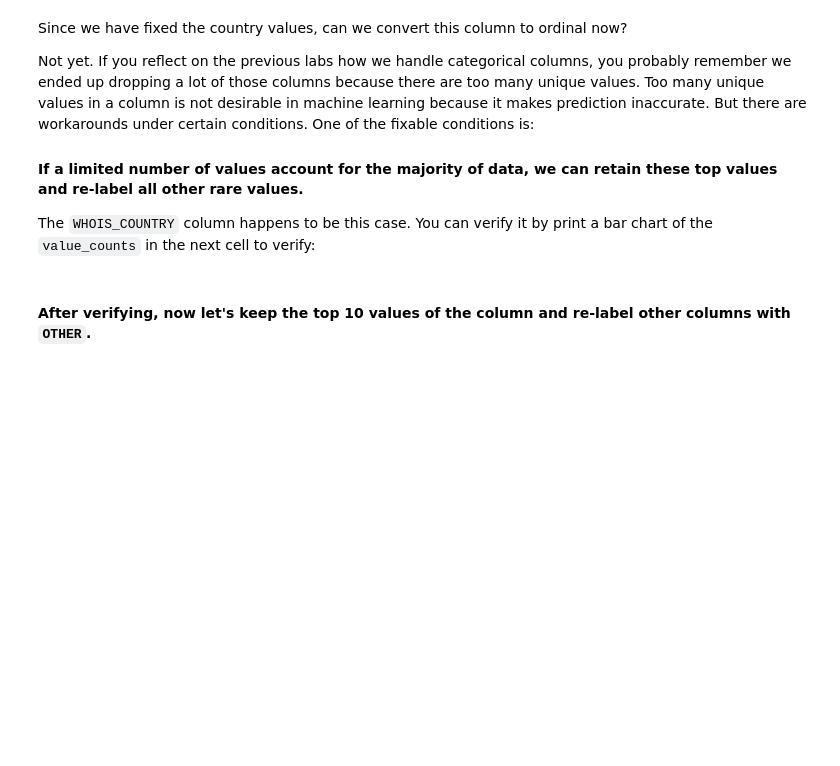
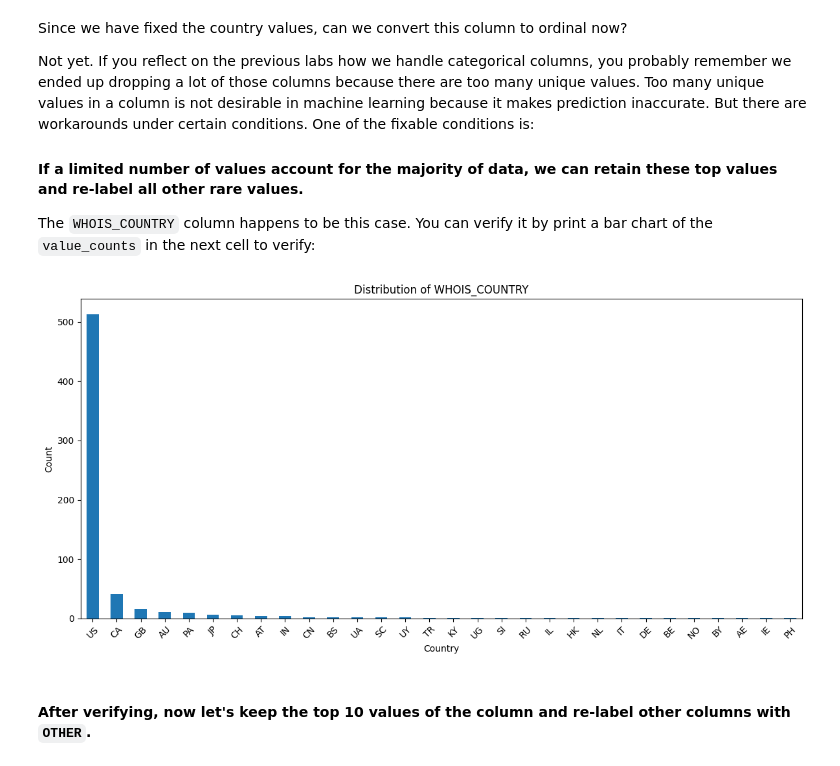
Before and after one commit to eduardocabrera1983/lab-classification, a Jupyter notebook: challenge-2.ipynb, the cells around one changed output. Saved outputs shown, nothing was run; the diff lists cells and outputs as text; code cells hidden in the pictures; blank space fills up the shorter version.

```diff
--- a/challenge-2.ipynb
+++ b/challenge-2.ipynb
@@ -436,0 +466,25 @@ How to handle string columns is always case by case. Let's start by working on `
+# %%
+# Consolidate country values with consistent country codes
+def standardize_country(country):
+    if pd.isna(country):
+        return country
+
+    country_str = str(country).strip().upper()
+
+    # Consolidation rules
+    if country_str in ['CYPRUS', 'CY']:
+        return 'CY'
+    elif country_str in ['US', 'UNITED STATES']:
+        return 'US'
+    elif country_str in ['SE', 'SWEDEN']:
+        return 'SE'
+    elif country_str in ['GB', 'UK', 'UNITED KINGDOM', "[U'GB'; U'UK']"]:
+        return 'GB'
+    else:
+        return country_str
+# %%
+# Apply standardization
+websites_clean2['WHOIS_COUNTRY'] = websites_clean2['WHOIS_COUNTRY'].apply(standardize_country)
+
+print("\nAfter standardization:")
+print(websites_clean2['WHOIS_COUNTRY'].value_counts())
@@ -447,2 +517,16 @@ The `WHOIS_COUNTRY` column happens to be this case. You can verify it by print a
+# %%
+# Your code here
+# Visualize country distribution
+plt.figure(figsize=(12, 6))
+country_counts = websites_clean2['WHOIS_COUNTRY'].value_counts()
+country_counts.plot(kind='bar')
+plt.title('Distribution of WHOIS_COUNTRY')
+plt.xlabel('Country')
+plt.ylabel('Count')
+plt.xticks(rotation=45)
+plt.tight_layout()
+plt.show()
+# %% [output]
+[figure, added]
 # %% [markdown]
 #### After verifying, now let's keep the top 10 values of the column and re-label other columns with `OTHER`.
```
Also changed, not shown: parts of 47 cells of this notebook.
